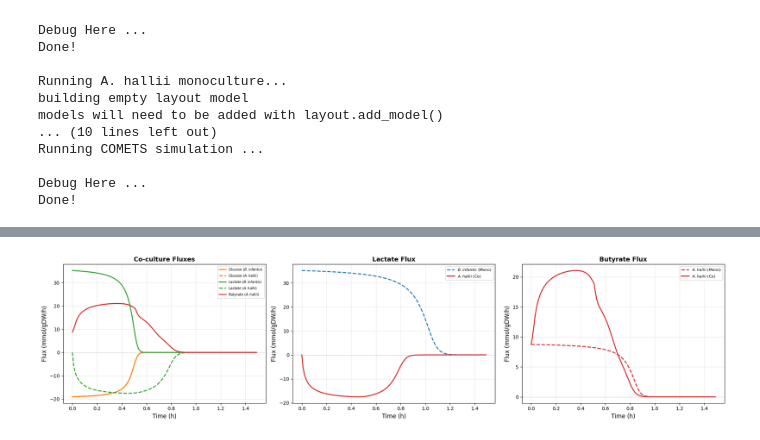
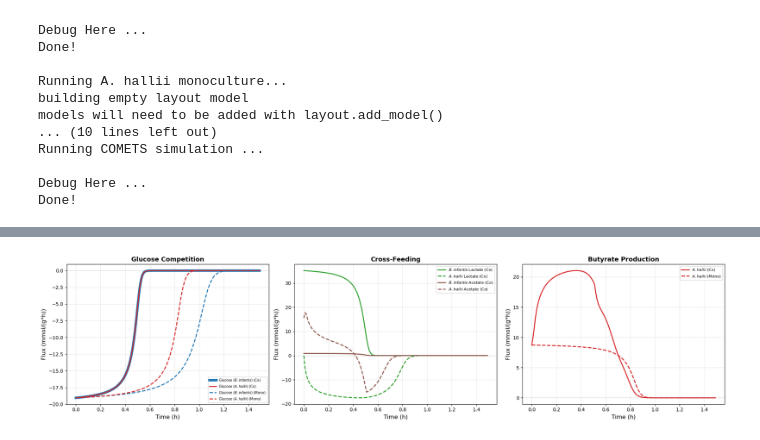
Before and after one commit to m-3-lab/SpatialFBAExample, a Jupyter notebook: Paper Code/3_2_2_CoCulture.ipynb, the cells around one changed output, grey strips where cells are left out. Drawn from its saved outputs; the diff is of its cells as text; code cells hidden in the pictures.

```diff
--- a/Paper Code/3_2_2_CoCulture.ipynb
+++ b/Paper Code/3_2_2_CoCulture.ipynb
@@ -396,47 +413,51 @@ C_AH = '#d62728'
 C_GLC = '#ff7f0e'
 C_LAC = '#2ca02c'
 C_BUT = '#9467bd'
+C_AC = '#8c564b'
 LS_CO   = '-'
 LS_MONO = '--'
 
 # Co-culture fluxes
 ax = axes[0]
-ax.plot(t_BI_co, flux_BI_co['EX_glc_D(e)'].values, color=C_GLC, ls=LS_CO, lw=2, label=r'Glucose ($\it{B. infantis}$)')
-ax.plot(t_AH_co, flux_AH_co['EX_glc_D(e)'].values, color=C_GLC, ls=LS_MONO, lw=2, label=r'Glucose ($\it{A. hallii}$)')
-ax.plot(t_BI_co, flux_BI_co['EX_lac_L(e)'].values, color=C_LAC, ls=LS_CO, lw=2, label=r'Lactate ($\it{B. infantis}$)')
-ax.plot(t_AH_co, flux_AH_co['EX_lac_L(e)'].values, color=C_LAC, ls=LS_MONO, lw=2, label=r'Lactate ($\it{A. hallii}$)')
-ax.plot(t_AH_co, flux_AH_co['EX_but(e)'].values, color=C_AH, ls=LS_CO, lw=2, label=r'Butyrate ($\it{A. hallii}$)')
+ax.plot(t_BI_co, flux_BI_co['EX_glc_D(e)'].values, color=C_BI, ls=LS_CO, lw=5, label=r'Glucose ($\it{B. infantis}$) (Co)')
+ax.plot(t_AH_co, flux_AH_co['EX_glc_D(e)'].values, color=C_AH, ls=LS_CO, lw=2, label=r'Glucose ($\it{A. hallii}$) (Co)')
+ax.plot(t_BI_mono, flux_BI_mono['EX_glc_D(e)'].values, color=C_BI, ls=LS_MONO, lw=2, label=r'Glucose ($\it{B. infantis}$) (Mono)')
+ax.plot(t_AH_mono, flux_AH_mono['EX_glc_D(e)'].values, color=C_AH, ls=LS_MONO, lw=2, label=r'Glucose ($\it{A. hallii}$) (Mono)')
 ax.axhline(y=0, color='gray', ls=':', lw=0.8, alpha=0.5)
 ax.set_xlabel('Time (h)', fontsize=12)
-ax.set_ylabel('Flux (mmol/gDW/h)', fontsize=12)
-ax.set_title('Co-culture Fluxes', fontsize=13, fontweight='bold')
+ax.set_ylabel('Flux (mmol/(g*h))', fontsize=12)
+ax.set_title('Glucose Competition', fontsize=13, fontweight='bold')
 ax.legend(fontsize=7)
 ax.grid(True, alpha=0.3)
 
 #Lactate flux
 ax = axes[1]
-ax.plot(t_BI_mono, flux_BI_mono['EX_lac_L(e)'].values, color=C_BI, ls=LS_MONO, lw=2, label=r'$\it{B. infantis}$ (Mono)')
-ax.plot(t_AH_co,   flux_AH_co['EX_lac_L(e)'].values,   color=C_AH, ls=LS_CO,   lw=2, label=r'$\it{A. hallii}$ (Co)')
+ax.plot(t_BI_co, flux_BI_co['EX_lac_L(e)'].values, color=C_LAC, ls=LS_CO, lw=2, label=r'$\it{B. infantis}$ Lactate (Co)')
+ax.plot(t_AH_co,   flux_AH_co['EX_lac_L(e)'].values,   color=C_LAC, ls=LS_MONO,   lw=2, label=r'$\it{A. hallii}$ Lactate (Co)')
+
+ax.plot(t_BI_co, flux_BI_co['EX_ac(e)'].values, color=C_AC, ls=LS_CO, lw=2, label=r'$\it{B. infantis}$ Acetate (Co)')
+ax.plot(t_AH_co,   flux_AH_co['EX_ac(e)'].values,   color=C_AC, ls=LS_MONO,   lw=2, label=r'$\it{A. hallii}$ Acetate (Co)')
+
 ax.axhline(y=0, color='gray', ls=':', lw=0.8, alpha=0.5)
 ax.set_xlabel('Time (h)', fontsize=12)
-ax.set_ylabel('Flux (mmol/gDW/h)', fontsize=12)
-ax.set_title('Lactate Flux', fontsize=13, fontweight='bold')
+ax.set_ylabel('Flux (mmol/(g*h))', fontsize=12)
+ax.set_title('Cross-Feeding', fontsize=13, fontweight='bold')
 ax.legend(fontsize=8)
 ax.grid(True, alpha=0.3)
 
 #  Butyrate flux
 ax = axes[2]
+ax.plot(t_AH_co,   flux_AH_co['EX_but(e)'].values,   color=C_AH, ls=LS_CO,   lw=2, label=r'$\it{A. hallii}$ (Co)')
 ax.plot(t_AH_mono, flux_AH_mono['EX_but(e)'].values, color=C_AH, ls=LS_MONO, lw=2, label=r'$\it{A. hallii}$ (Mono)')
-ax.plot(t_AH_co,   flux_AH_co['EX_but(e)'].values,   color=C_AH, ls=LS_CO,   lw=2, label=r'$\it{A. hallii}$ (Co)')
 ax.axhline(y=0, color='gray', ls=':', lw=0.8, alpha=0.5)
 ax.set_xlabel('Time (h)', fontsize=12)
-ax.set_ylabel('Flux (mmol/gDW/h)', fontsize=12)
-ax.set_title('Butyrate Flux', fontsize=13, fontweight='bold')
+ax.set_ylabel('Flux (mmol/(g*h))', fontsize=12)
+ax.set_title('Butyrate Production', fontsize=13, fontweight='bold')
 ax.legend(fontsize=8)
 ax.grid(True, alpha=0.3)
 
 plt.tight_layout()
-plt.savefig('coculture_fluxes.png', dpi=150, bbox_inches='tight')
+plt.savefig('coculture_fluxes.png', dpi=300, bbox_inches='tight')
 plt.show()
 # %% [output]
-[figure, old version]
+[figure, new version]
```
Also changed, not shown: parts of 5 cells of this notebook, 5 other files.
